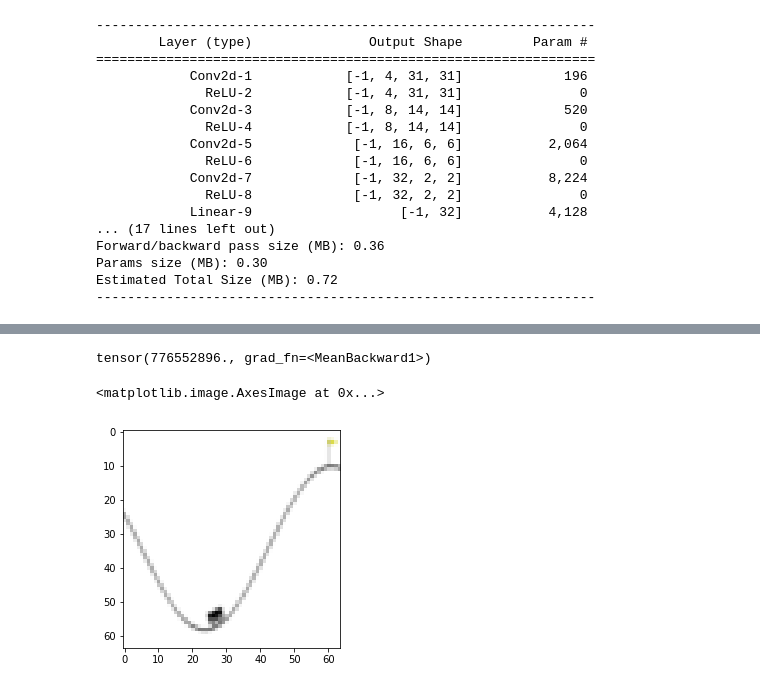
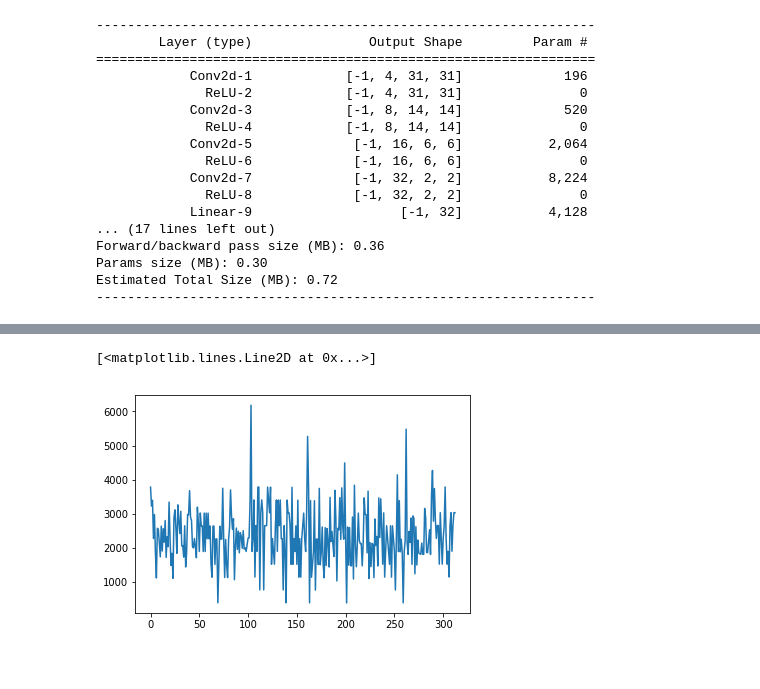
Before and after one commit to alex-faustino/rl-sandbox, a Jupyter notebook: project/agou2_dusad2/code/results.ipynb, the cells around one changed output, grey strips where cells are left out. Cells and saved outputs as stored; diff of their text form; code cells hidden in the pictures.

```diff
--- a/project/agou2_dusad2/code/results.ipynb
+++ b/project/agou2_dusad2/code/results.ipynb
@@ -82,0 +45,16 @@ tensor(16., grad_fn=<MeanBackward1>)
+# %%
+dataset = VAEDataset(transform=Compose([
+        ToTensor()
+    ]))
+# %%
+dataloader = DataLoader(dataset, batch_size=32, shuffle=True, num_workers=2)
+# %%
+losses = []
+optimizer = torch.optim.SGD(model.parameters(), lr=0.01)
+for i, batch in tqdm_notebook(enumerate(dataloader)):
+    optimizer.zero_grad()
+    original, decoded, encoded, z, mu, logvar = model.forward(batch)
+    loss = model.loss(original, decoded, mu, logvar)
+    losses.append(loss.detach().numpy())
+    loss.backward()
+    optimizer.step()
@@ -83,9 +63,9 @@ tensor(16., grad_fn=<MeanBackward1>)
+# %%
+losses = np.array(losses)
+# %%
+plt.plot(losses)
+# %% [output]
+[<matplotlib.lines.Line2D at 0x...>]
+[figure, added]
 # %%
-model.reconstuction_loss(original, decoded)
+model.loss(original, decoded, mu, logvar)
-# %% [output]
-tensor(776552896., grad_fn=<MeanBackward1>)
-# %%
-plt.imshow(resized_ims[0])
-# %% [output]
-<matplotlib.image.AxesImage at 0x...>
-[figure, removed]
```
Also changed, not shown: parts of 14 cells of this notebook.
